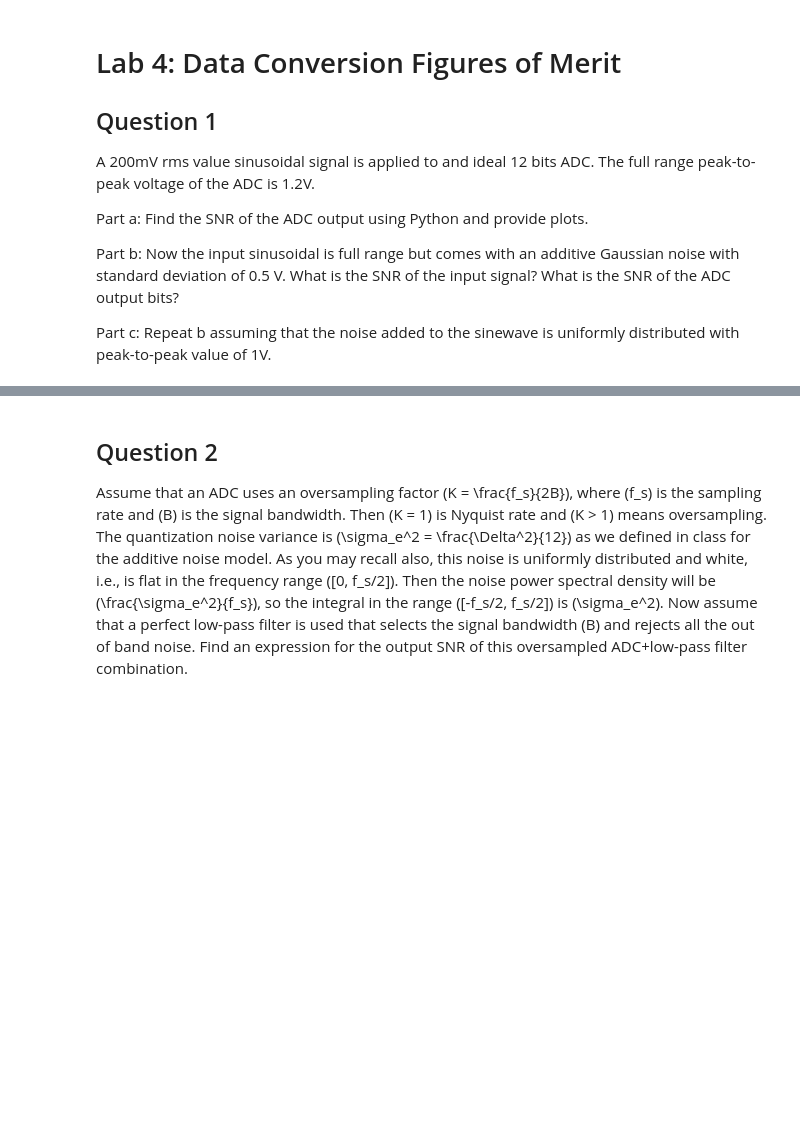
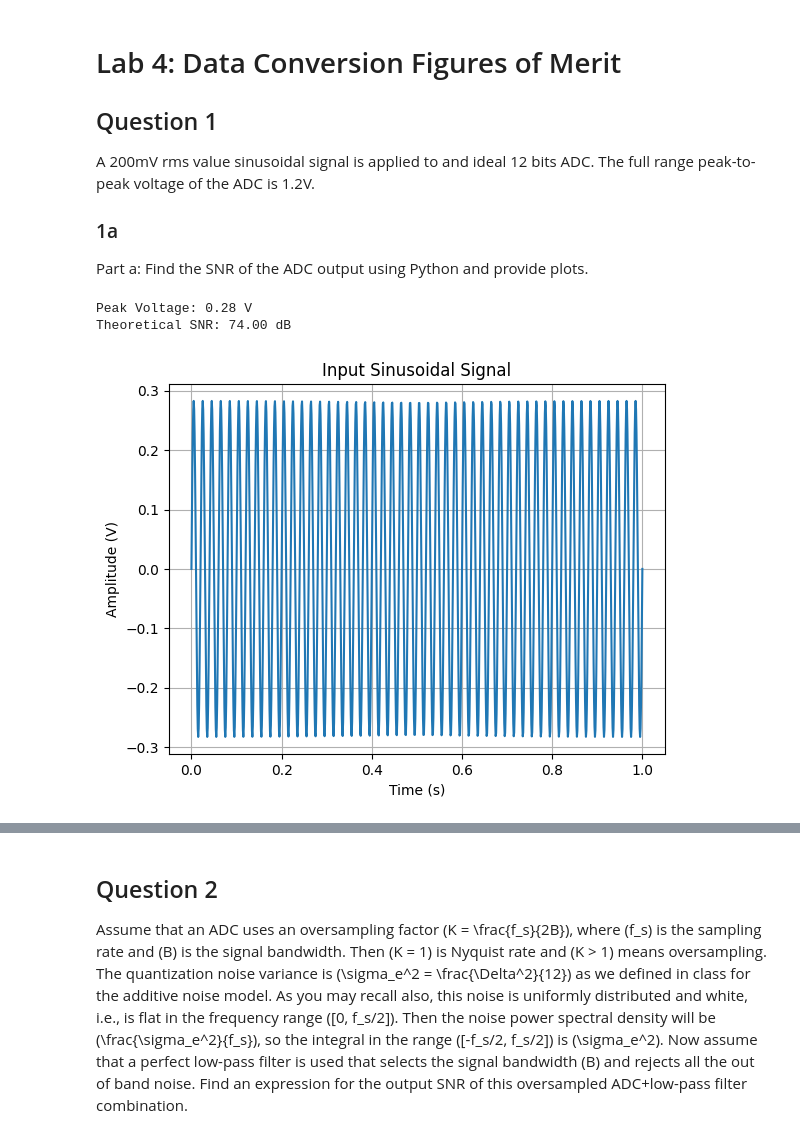
Before and after one commit to Sam-Bieberich/489, a Jupyter notebook: Lab/lab4.ipynb, the cells around one changed output, grey strips where cells are left out. Drawn from its saved outputs; the diff is of its cells as text; code cells hidden in the pictures; blank space fills up the shorter version.

```diff
--- a/Lab/lab4.ipynb
+++ b/Lab/lab4.ipynb
@@ -5,9 +5,36 @@
 
 A 200mV rms value sinusoidal signal is applied to and ideal 12 bits ADC. The full range peak-to-peak voltage of the ADC is 1.2V.
 
+### 1a
+
 Part a: Find the SNR of the ADC output using Python and provide plots.
-
-
-Part b: Now the input sinusoidal is full range but comes with an additive Gaussian noise with standard deviation of 0.5 V. What is the SNR of the input signal? What is the SNR of the ADC output bits?
-
-Part c: Repeat b assuming that the noise added to the sinewave is uniformly distributed with peak-to-peak value of 1V.
+# %%
+#imports
+import numpy as np
+import matplotlib.pyplot as plt
+
+#variables
+N = 12  #bits
+Vpp = 1.2 # in volts
+Vrms_signal = 0.2  #Vrms
+Vpeak_signal = Vrms_signal * np.sqrt(2)
+print(f"Peak Voltage: {Vpeak_signal:.2f} V")
+
+#plotting the snr
+SNR_theoretical = 6.02 * N + 1.76
+print(f"Theoretical SNR: {SNR_theoretical:.2f} dB")
+
+t = np.linspace(0, 1, 1000)
+
+signal = Vpeak_signal * np.sin(2 * np.pi * 50 * t)
+plt.plot(t, signal)
+
+plt.title("Input Sinusoidal Signal")
+plt.xlabel("Time (s)")
+plt.ylabel("Amplitude (V)")
+plt.grid()
+plt.show()
+# %% [output]
+Peak Voltage: 0.28 V
+Theoretical SNR: 74.00 dB
+[figure, added]
```
Also changed, not shown: parts of 29 cells of this notebook, 7 other files.
